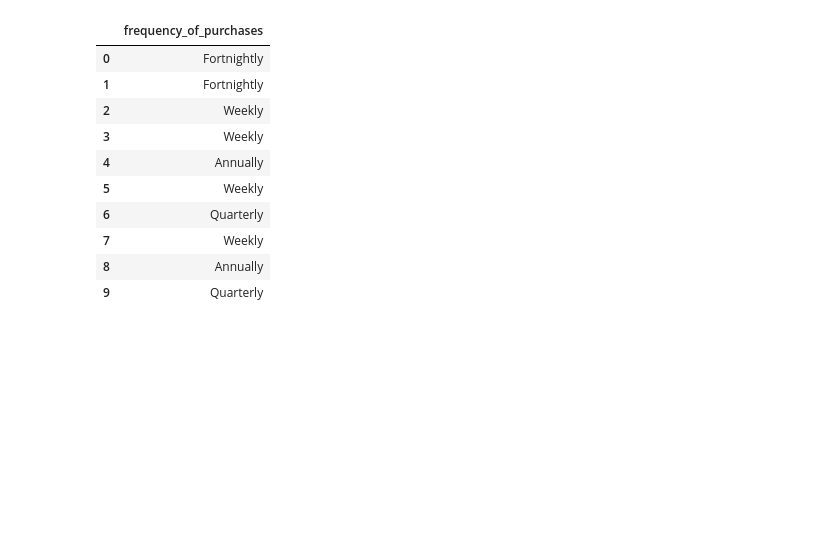
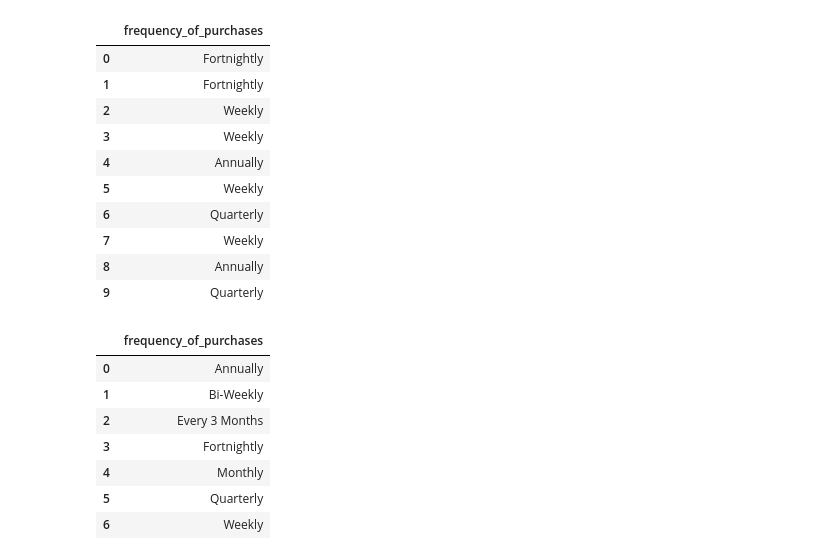
Before and after one commit to bhavsarsahil/Data_Anaylst_Practice, a Jupyter notebook: Data_Analyst_Practice/Power Bi Dashboard/Customer Behavior/Customer_Behavior.ipynb, the cells around one changed output. Cells and saved outputs as stored; diff of their text form; code cells hidden in the pictures; blank space fills up the shorter version.

```diff
--- a/Data_Analyst_Practice/Power Bi Dashboard/Customer Behavior/Customer_Behavior.ipynb
+++ b/Data_Analyst_Practice/Power Bi Dashboard/Customer Behavior/Customer_Behavior.ipynb
@@ -164,3 +164,15 @@ df[['frequency_of_purchases']].head(10)
 | 7 | Weekly |
 | 8 | Annually |
 | 9 | Quarterly |
+# %%
+df_group_frequency = df.groupby(['frequency_of_purchases']).count().reset_index()[['frequency_of_purchases']]
+df_group_frequency
+# %% [output]
+|  | frequency_of_purchases |
+| 0 | Annually |
+| 1 | Bi-Weekly |
+| 2 | Every 3 Months |
+| 3 | Fortnightly |
+| 4 | Monthly |
+| 5 | Quarterly |
+| 6 | Weekly |
```
Also changed, not shown: parts of 2 cells of this notebook.
